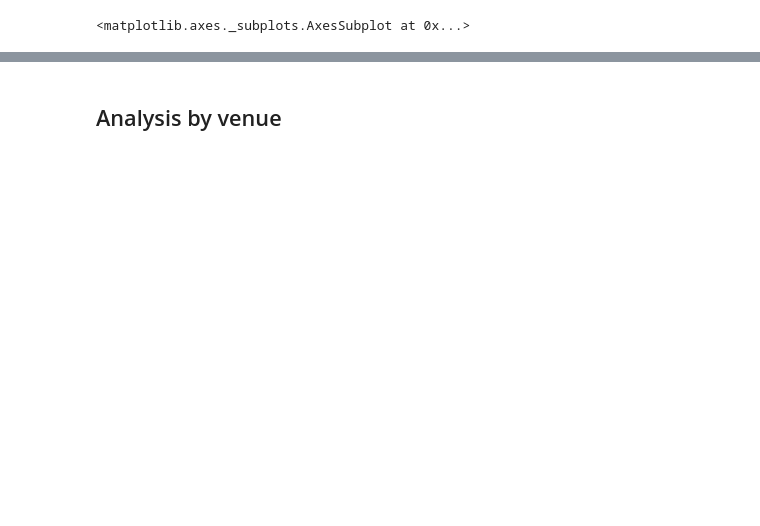
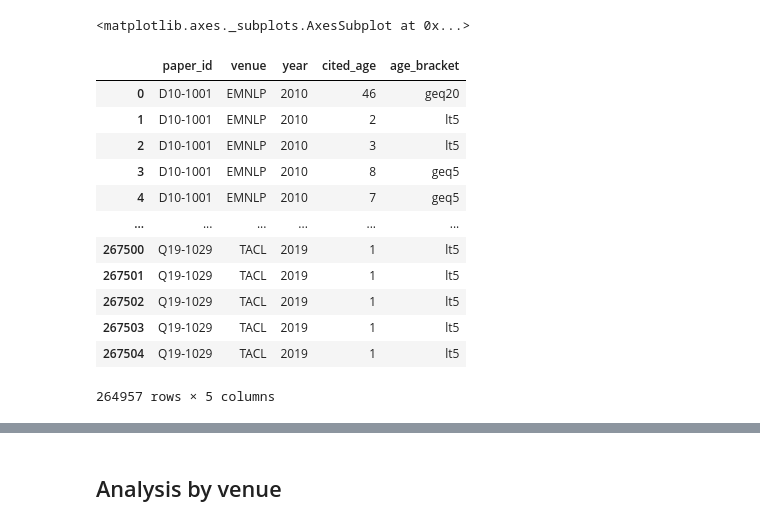
Before and after one commit to coastalcph/acl-citations, a Jupyter notebook: anthology_analysis_full.ipynb, the cells around one changed output, grey strips where cells are left out. Drawn from its saved outputs; the diff is of its cells as text; code cells hidden in the pictures; blank space fills up the shorter version.

```diff
--- a/anthology_analysis_full.ipynb
+++ b/anthology_analysis_full.ipynb
@@ -397,3 +411,24 @@ sns.lineplot(data=pcounts[pcounts['cited_age']>=10], x='cited_age', y='cumcount'
 [interactive output not drawn]
 [interactive output not drawn]
 <matplotlib.axes._subplots.AxesSubplot at 0x...>
+# %%
+AGG_MAX = 15
+
+# aggregate citations >= AGG_MAX years old
+aggdf = df.copy()
+aggdf['cited_age'] = df['cited_age'].apply(lambda x: min(x, AGG_MAX))
+
+# Count citations by year & cited_age
+aggcounts = aggdf.groupby(['year', 'cited_age']).count()
+aggcounts = aggcounts.reset_index().filter(items=['year', 'cited_age', 'venue'])
+aggcounts.columns.values[-1] = "count"
+aggcounts['count'] = aggcounts['count'].astype(float)
+
+# normalize by total no. of *papers* in year
+aggpcounts = aggcounts.apply(lambda x: [x[0], x[1], x[2] / float(pfactor[pfactor['year']==x[0]]['paper_id'])], axis=1, result_type='broadcast')
+
+# cumulative count of citations of age X or older
+# need to reverse first so we start from the oldest...
+aggpcounts = aggpcounts.sort_values(by='cited_age', ascending=False)
+# then cumulatively sum up, for each year individually
+aggpcounts['cumcount'] = aggpcounts.groupby('year')['count'].transform(pd.Series.cumsum)
@@ -447,3 +558,32 @@ sns.lineplot(data=pcounts, x='year', y='cumcount', hue='cited_age_bracket', lege
 [interactive output not drawn]
 [interactive output not drawn]
 <matplotlib.axes._subplots.AxesSubplot at 0x...>
+# %%
+def bracket(row):
+    if row['cited_age'] >= 20:
+        return "geq20"
+    elif row['cited_age'] >= 10:
+        return "geq10"
+    elif row['cited_age'] >= 5:
+        return "geq5"
+    else:
+        return "lt5"
+
+brackets = df.apply(bracket, axis=1, result_type='expand')
+dfb = df.copy()
+dfb['age_bracket'] = brackets
+dfb
+# %% [output]
+|  | paper_id | venue | year | cited_age | age_bracket |
+| 0 | D10-1001 | EMNLP | 2010 | 46 | geq20 |
+| 1 | D10-1001 | EMNLP | 2010 | 2 | lt5 |
+| 2 | D10-1001 | EMNLP | 2010 | 3 | lt5 |
+| 3 | D10-1001 | EMNLP | 2010 | 8 | geq5 |
+| 4 | D10-1001 | EMNLP | 2010 | 7 | geq5 |
+| ... | ... | ... | ... | ... | ... |
+| 267500 | Q19-1029 | TACL | 2019 | 1 | lt5 |
+| 267501 | Q19-1029 | TACL | 2019 | 1 | lt5 |
+| 267502 | Q19-1029 | TACL | 2019 | 1 | lt5 |
+| 267503 | Q19-1029 | TACL | 2019 | 1 | lt5 |
+| 267504 | Q19-1029 | TACL | 2019 | 1 | lt5 |
+264957 rows × 5 columns
```
Also changed, not shown: parts of 14 cells of this notebook, 1 other file.
